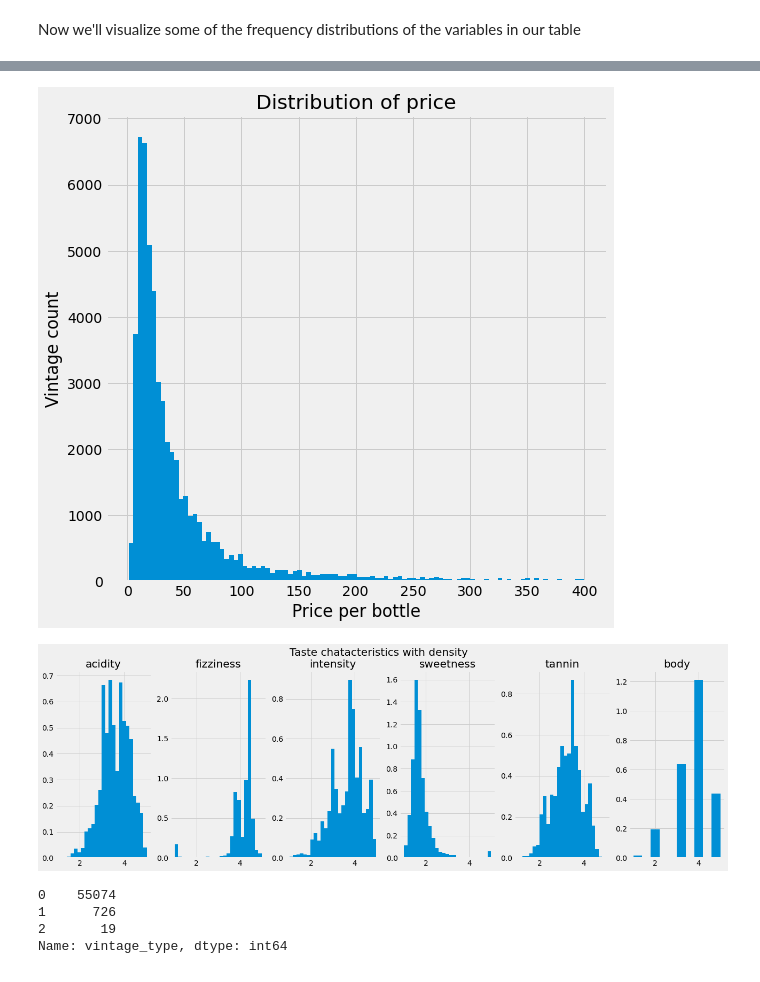
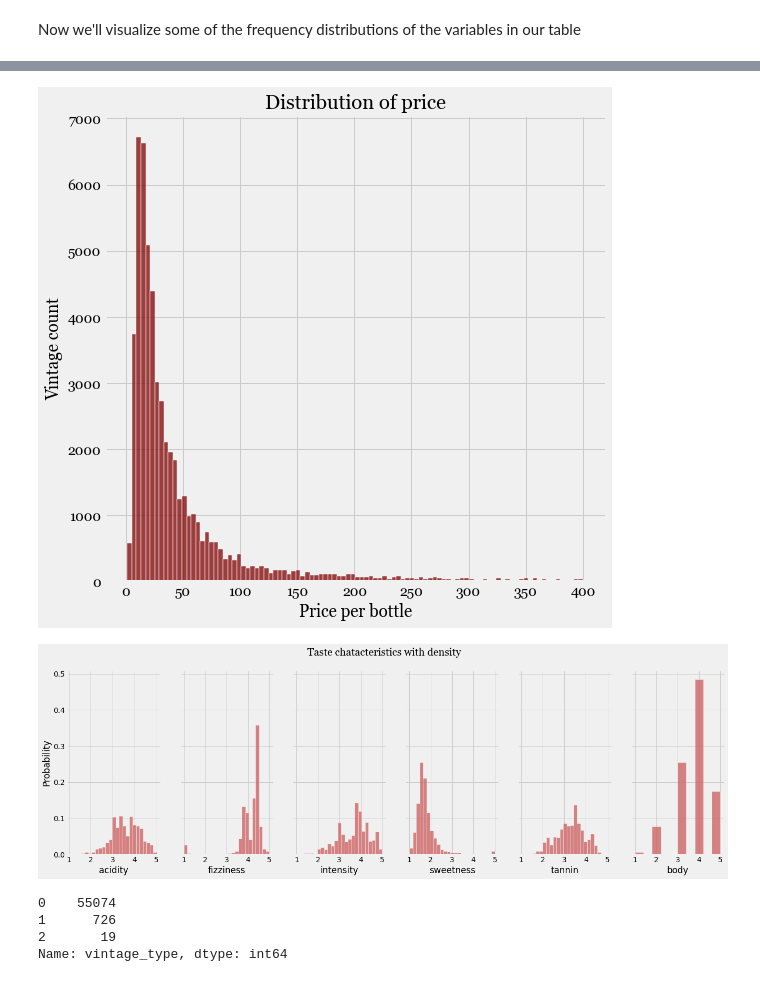
Before and after one commit to sveta-egorova/wine, a Jupyter notebook: data_analysis.ipynb, the cells around one changed output, grey strips where cells are left out. Drawn from its saved outputs; the diff is of its cells as text; code cells hidden in the pictures.

```diff
--- a/data_analysis.ipynb
+++ b/data_analysis.ipynb
@@ -205,30 +216,30 @@ plt.show()
 # %%
 plt.figure(figsize=(8, 8))
-df[df.price < 400].price.hist(bins=100)
-plt.xlabel('Price per bottle')
-plt.ylabel('Vintage count')
-plt.title('Distribution of price')
+sns.histplot(data=df[df.price < 400], x='price', bins=100, color='maroon')
+plt.xlabel('Price per bottle', fontname='Georgia')
+plt.ylabel('Vintage count', fontname='Georgia')
+plt.xticks(fontname='Georgia')
+plt.yticks(fontname='Georgia')
+plt.title('Distribution of price', fontname='Georgia')
 plt.show()
 # %% [output]
-[figure, old version]
+[figure, new version]
 # %%
-fig, axes = plt.subplots(1, 6, figsize=(20, 6))
-plt.suptitle('Taste chatacteristics with density', size=20)
-axes[0].hist(df['acidity'], density=True, bins=25)
-axes[0].set_title('acidity')
-axes[1].hist(df['fizziness'], density=True, bins=25)
-axes[1].set_title('fizziness')
-axes[2].hist(df['intensity'], density=True, bins=25)
-axes[2].set_title('intensity')
-axes[3].hist(df['sweetness'], density=True, bins=25)
-axes[3].set_title('sweetness')
-axes[4].hist(df['tannin'], density=True, bins=25)
-axes[4].set_title('tannin')
-axes[5].hist(df['body'], density=True, bins=10)
-axes[5].set_title('body')
+fig, axes = plt.subplots(1, 6, figsize=(20, 6), sharey=True)
+plt.suptitle('Taste chatacteristics with density', size=20, fontname='Georgia')
+sns.histplot(ax=axes[0], data=df['acidity'], color='indianred', bins=25, stat='probability')
+sns.histplot(ax=axes[1], data=df['fizziness'], color='indianred', bins=25, stat='probability')
+sns.histplot(ax=axes[2], data=df['intensity'], color='indianred', bins=25, stat='probability')
+sns.histplot(ax=axes[3], data=df['sweetness'], color='indianred', bins=25, stat='probability')
+sns.histplot(ax=axes[4], data=df['tannin'], color='indianred', bins=25, stat='probability')
+sns.histplot(ax=axes[5], data=df['body'], color='indianred', bins=10, stat='probability', )
+for ax in axes:
+    ax.set_xticks(np.arange(1,6))
+# plt.xticks(fontname='Georgia')
+# plt.yticks(fontname='Georgia')
 plt.show()
 # %% [output]
-[figure, old version]
+[figure, new version]
 # %%
 df['vintage_type'].value_counts()
 # %% [output]
```
Also changed, not shown: parts of 27 cells of this notebook.
